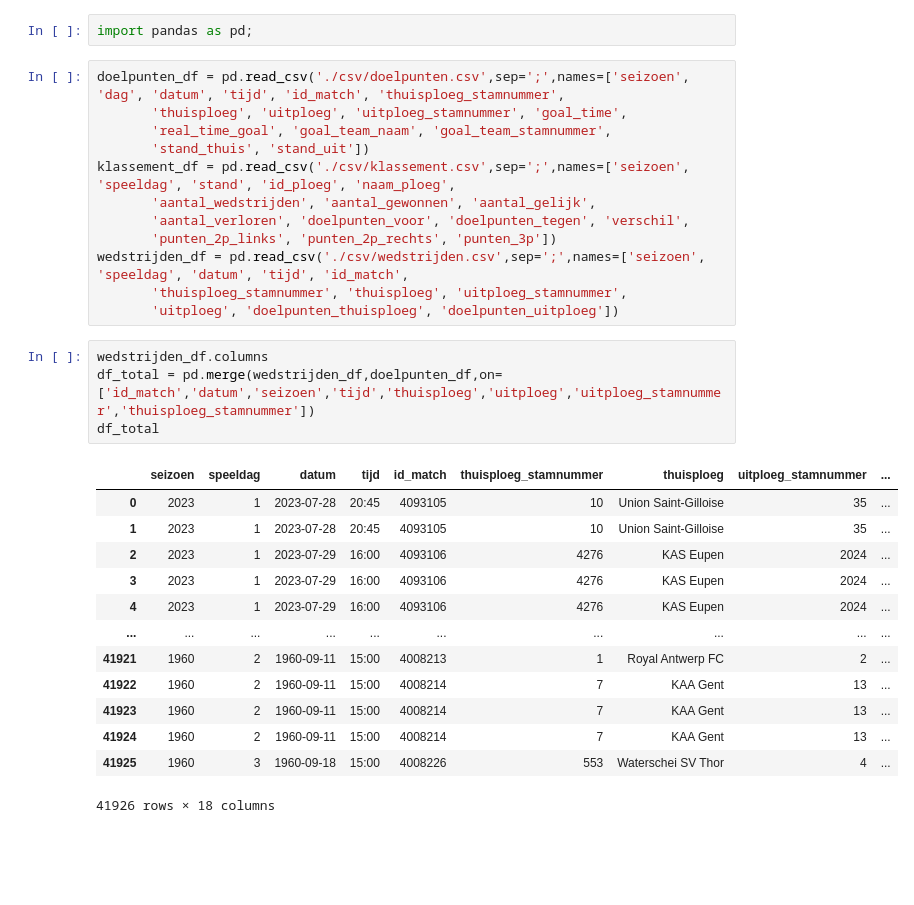
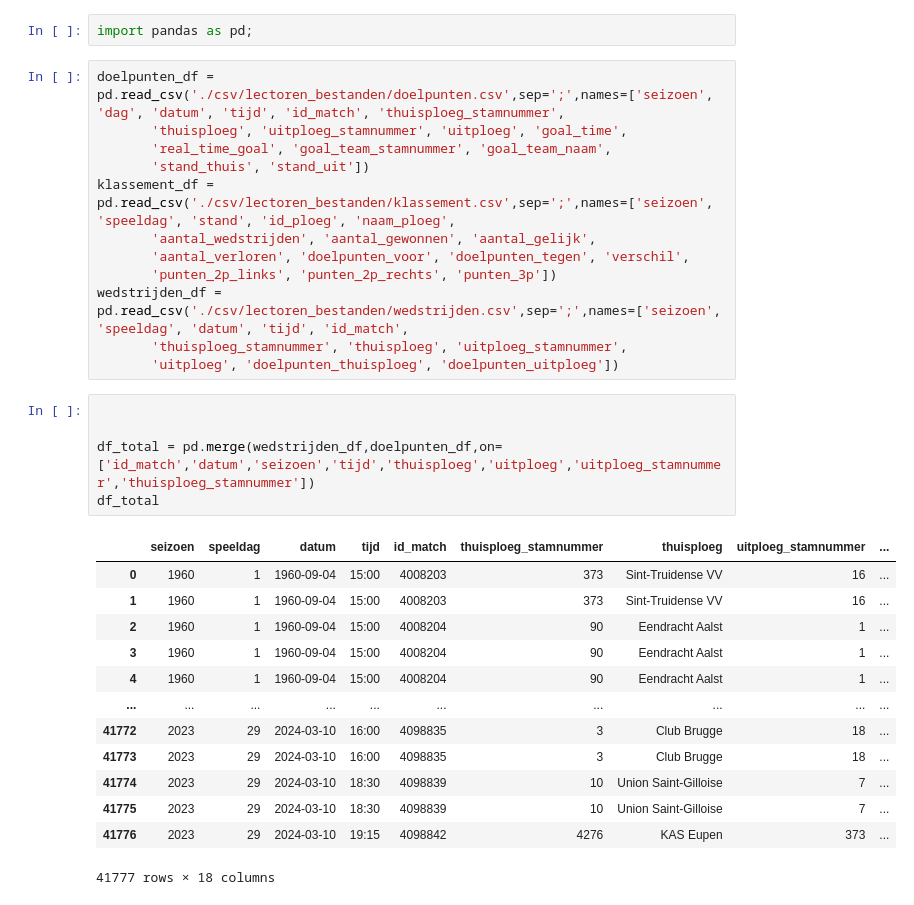
Before and after one commit to RobbeVDK/DEP1-2023-2024-groep04, a Jupyter notebook: bulk_insert_data.ipynb, the cells around one changed output. Cells and saved outputs as stored; diff of their text form; blank space fills up the shorter version.

```diff
--- a/bulk_insert_data.ipynb
+++ b/bulk_insert_data.ipynb
@@ -1,35 +1,36 @@
 # %%
 import pandas as pd;
 # %%
-doelpunten_df = pd.read_csv('./csv/doelpunten.csv',sep=';',names=['seizoen', 'dag', 'datum', 'tijd', 'id_match', 'thuisploeg_stamnummer',
-       'thuisploeg', 'uitploeg', 'uitploeg_stamnummer', 'goal_time',
-       'real_time_goal', 'goal_team_naam', 'goal_team_stamnummer',
+doelpunten_df = pd.read_csv('./csv/lectoren_bestanden/doelpunten.csv',sep=';',names=['seizoen', 'dag', 'datum', 'tijd', 'id_match', 'thuisploeg_stamnummer',
+       'thuisploeg', 'uitploeg_stamnummer', 'uitploeg', 'goal_time',
+       'real_time_goal', 'goal_team_stamnummer', 'goal_team_naam',
        'stand_thuis', 'stand_uit'])
-klassement_df = pd.read_csv('./csv/klassement.csv',sep=';',names=['seizoen', 'speeldag', 'stand', 'id_ploeg', 'naam_ploeg',
+klassement_df = pd.read_csv('./csv/lectoren_bestanden/klassement.csv',sep=';',names=['seizoen', 'speeldag', 'stand', 'id_ploeg', 'naam_ploeg',
        'aantal_wedstrijden', 'aantal_gewonnen', 'aantal_gelijk',
        'aantal_verloren', 'doelpunten_voor', 'doelpunten_tegen', 'verschil',
        'punten_2p_links', 'punten_2p_rechts', 'punten_3p'])
-wedstrijden_df = pd.read_csv('./csv/wedstrijden.csv',sep=';',names=['seizoen', 'speeldag', 'datum', 'tijd', 'id_match',
+wedstrijden_df = pd.read_csv('./csv/lectoren_bestanden/wedstrijden.csv',sep=';',names=['seizoen', 'speeldag', 'datum', 'tijd', 'id_match',
        'thuisploeg_stamnummer', 'thuisploeg', 'uitploeg_stamnummer',
        'uitploeg', 'doelpunten_thuisploeg', 'doelpunten_uitploeg'])
 # %%
-wedstrijden_df.columns
+
+
 df_total = pd.merge(wedstrijden_df,doelpunten_df,on=['id_match','datum','seizoen','tijd','thuisploeg','uitploeg','uitploeg_stamnummer','thuisploeg_stamnummer'])
 df_total
 # %% [output]
 |  | seizoen | speeldag | datum | tijd | id_match | thuisploeg_stamnummer | thuisploeg | uitploeg_stamnummer | ... |
-| 0 | 2023 | 1 | 2023-07-28 | 20:45 | 4093105 | 10 | Union Saint-Gilloise | 35 | ... |
-| 1 | 2023 | 1 | 2023-07-28 | 20:45 | 4093105 | 10 | Union Saint-Gilloise | 35 | ... |
-| 2 | 2023 | 1 | 2023-07-29 | 16:00 | 4093106 | 4276 | KAS Eupen | 2024 | ... |
-| 3 | 2023 | 1 | 2023-07-29 | 16:00 | 4093106 | 4276 | KAS Eupen | 2024 | ... |
-| 4 | 2023 | 1 | 2023-07-29 | 16:00 | 4093106 | 4276 | KAS Eupen | 2024 | ... |
+| 0 | 1960 | 1 | 1960-09-04 | 15:00 | 4008203 | 373 | Sint-Truidense VV | 16 | ... |
+| 1 | 1960 | 1 | 1960-09-04 | 15:00 | 4008203 | 373 | Sint-Truidense VV | 16 | ... |
+| 2 | 1960 | 1 | 1960-09-04 | 15:00 | 4008204 | 90 | Eendracht Aalst | 1 | ... |
+| 3 | 1960 | 1 | 1960-09-04 | 15:00 | 4008204 | 90 | Eendracht Aalst | 1 | ... |
+| 4 | 1960 | 1 | 1960-09-04 | 15:00 | 4008204 | 90 | Eendracht Aalst | 1 | ... |
 | ... | ... | ... | ... | ... | ... | ... | ... | ... | ... |
-| 41921 | 1960 | 2 | 1960-09-11 | 15:00 | 4008213 | 1 | Royal Antwerp FC | 2 | ... |
-| 41922 | 1960 | 2 | 1960-09-11 | 15:00 | 4008214 | 7 | KAA Gent | 13 | ... |
-| 41923 | 1960 | 2 | 1960-09-11 | 15:00 | 4008214 | 7 | KAA Gent | 13 | ... |
-| 41924 | 1960 | 2 | 1960-09-11 | 15:00 | 4008214 | 7 | KAA Gent | 13 | ... |
-| 41925 | 1960 | 3 | 1960-09-18 | 15:00 | 4008226 | 553 | Waterschei SV Thor | 4 | ... |
+| 41772 | 2023 | 29 | 2024-03-10 | 16:00 | 4098835 | 3 | Club Brugge | 18 | ... |
+| 41773 | 2023 | 29 | 2024-03-10 | 16:00 | 4098835 | 3 | Club Brugge | 18 | ... |
+| 41774 | 2023 | 29 | 2024-03-10 | 18:30 | 4098839 | 10 | Union Saint-Gilloise | 7 | ... |
+| 41775 | 2023 | 29 | 2024-03-10 | 18:30 | 4098839 | 10 | Union Saint-Gilloise | 7 | ... |
+| 41776 | 2023 | 29 | 2024-03-10 | 19:15 | 4098842 | 4276 | KAS Eupen | 373 | ... |
-41926 rows × 18 columns
+41777 rows × 18 columns
 # %%
 rows_home = df_total[['thuisploeg', 'thuisploeg_stamnummer']].rename(columns={'thuisploeg': 'TeamName', 'thuisploeg_stamnummer': 'StamNumber'})
 rows_away = df_total[['uitploeg', 'uitploeg_stamnummer']].rename(columns={'uitploeg': 'TeamName', 'uitploeg_stamnummer': 'StamNumber'})
```
Also changed, not shown: parts of 8 cells of this notebook, 6 other files.
